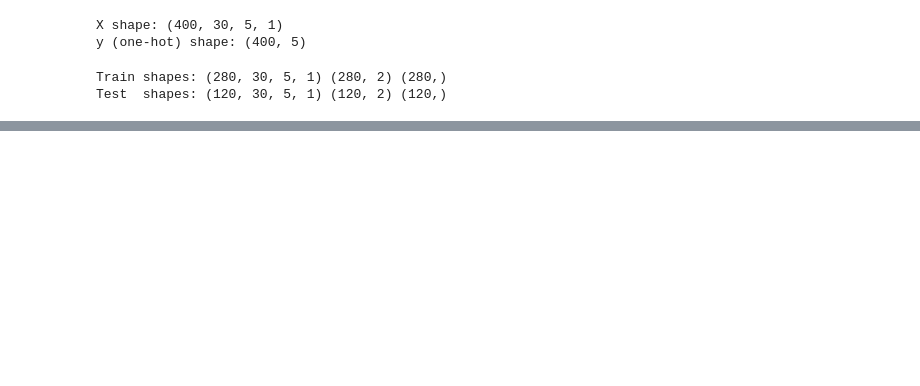
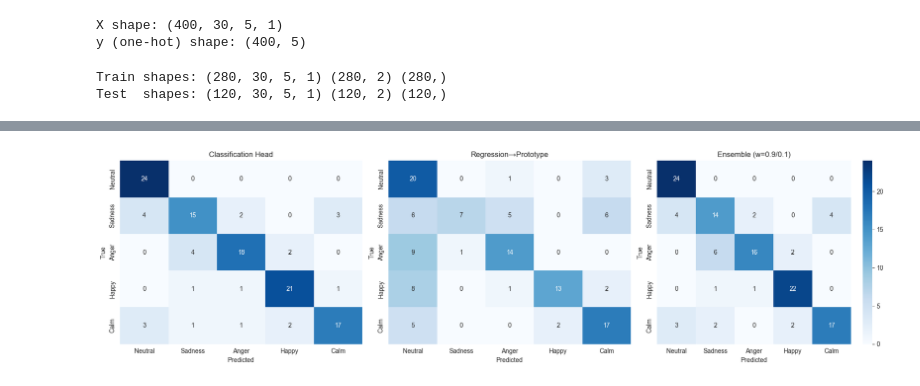
Before and after one commit to FreakQnZ/EEG, a Jupyter notebook: VA_Pilot.ipynb, the cells around one changed output, grey strips where cells are left out. Cells and saved outputs as stored; diff of their text form; code cells hidden in the pictures; blank space fills up the shorter version.

```diff
--- a/VA_Pilot.ipynb
+++ b/VA_Pilot.ipynb
@@ -229,0 +223,65 @@ weighted avg       0.71      0.58      0.60       120
+# %%
+from sklearn.metrics import confusion_matrix, classification_report, accuracy_score
+
+yva_pred, ycls_pred_probs = model.predict(X_test, verbose=0)
+target_names = ['Neutral', 'Sadness', 'Anger', 'Happy', 'Calm']
+# classification head predictions
+y_pred_cls_head = np.argmax(ycls_pred_probs, axis=1)
+y_true = yclass_test
+
+# regression -> class soft-probabilities
+prototypes = np.array(mapping)   # shape (5,2)
+# compute euclidean distances
+dists = np.linalg.norm(yva_pred[:, None, :] - prototypes[None, :, :], axis=2)   # (n_test, n_classes)
+
+# convert distances to soft probabilities via softmax over negative distances
+def softmax_rows(x, axis=1):
+    e = np.exp(x - np.max(x, axis=axis, keepdims=True))
+    return e / np.sum(e, axis=axis, keepdims=True)
+
+p_reg = softmax_rows(-dists)   # regression-based soft probabilities (closer = larger prob)
+y_pred_reg_head = np.argmax(p_reg, axis=1)
+
+# weighted ensemble probabilities: 0.6 reg, 0.4 cls
+w_reg, w_cls = 0.9, 0.1
+p_comb = w_reg * p_reg + w_cls * ycls_pred_probs
+y_pred_ensemble = np.argmax(p_comb, axis=1)
+
+# -------------------------
+# Compute accuracy and classification report for each method
+# -------------------------
+acc_cls = accuracy_score(y_true, y_pred_cls_head)
+acc_reg = accuracy_score(y_true, y_pred_reg_head)
+acc_comb = accuracy_score(y_true, y_pred_ensemble)
+
+print(f"Accuracy (classification head) : {acc_cls:.4f}")
+print(f"Accuracy (regression→prototype) : {acc_reg:.4f}")
+print(f"Accuracy (ensemble {w_reg:.2f}/{w_cls:.2f}) : {acc_comb:.4f}\n")
+
+print("Classification Report (classification head):")
+print(classification_report(y_true, y_pred_cls_head, target_names=target_names, zero_division=0))
+print("Classification Report (regression→prototype):")
+print(classification_report(y_true, y_pred_reg_head, target_names=target_names, zero_division=0))
+print("Classification Report (ensemble):")
+print(classification_report(y_true, y_pred_ensemble, target_names=target_names, zero_division=0))
+
+cm_cls = confusion_matrix(y_true, y_pred_cls_head)
+cm_reg = confusion_matrix(y_true, y_pred_reg_head)
+cm_comb = confusion_matrix(y_true, y_pred_ensemble)
+cms = [cm_cls, cm_reg, cm_comb]
+titles = ['Classification Head', 'Regression→Prototype', f'Ensemble (w={w_reg}/{w_cls})']
+
+vmin = min(cm.min() for cm in cms)
+vmax = max(cm.max() for cm in cms)
+
+plt.figure(figsize=(18,5))
+for i, (cm_i, title) in enumerate(zip(cms, titles), 1):
+    ax = plt.subplot(1,3,i)
+    sns.heatmap(cm_i, annot=True, fmt='d', cmap='Blues', vmin=vmin, vmax=vmax,
+                xticklabels=target_names, yticklabels=target_names, cbar=(i==3))
+    ax.set_xlabel('Predicted')
+    ax.set_ylabel('True')
+    ax.set_title(title)
+plt.tight_layout()
+plt.show()
+# %% [output]
@@ -230 +305,2 @@ weighted avg       0.71      0.58      0.60       120
+[figure, added]
 # %%
```
Also changed, not shown: parts of 12 cells of this notebook, 1 other file.
